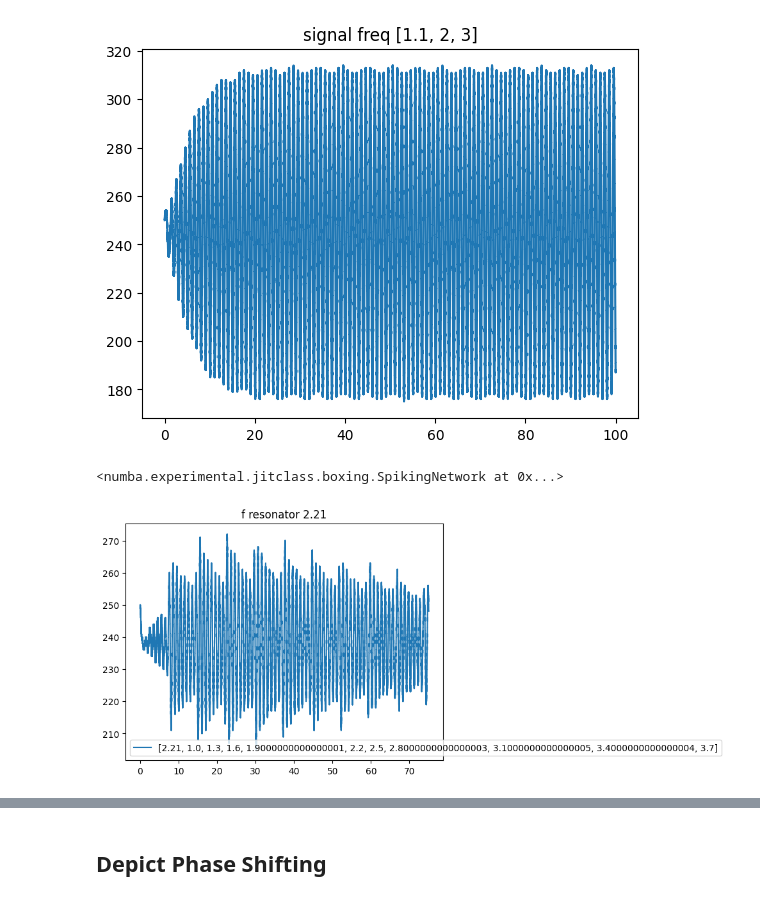
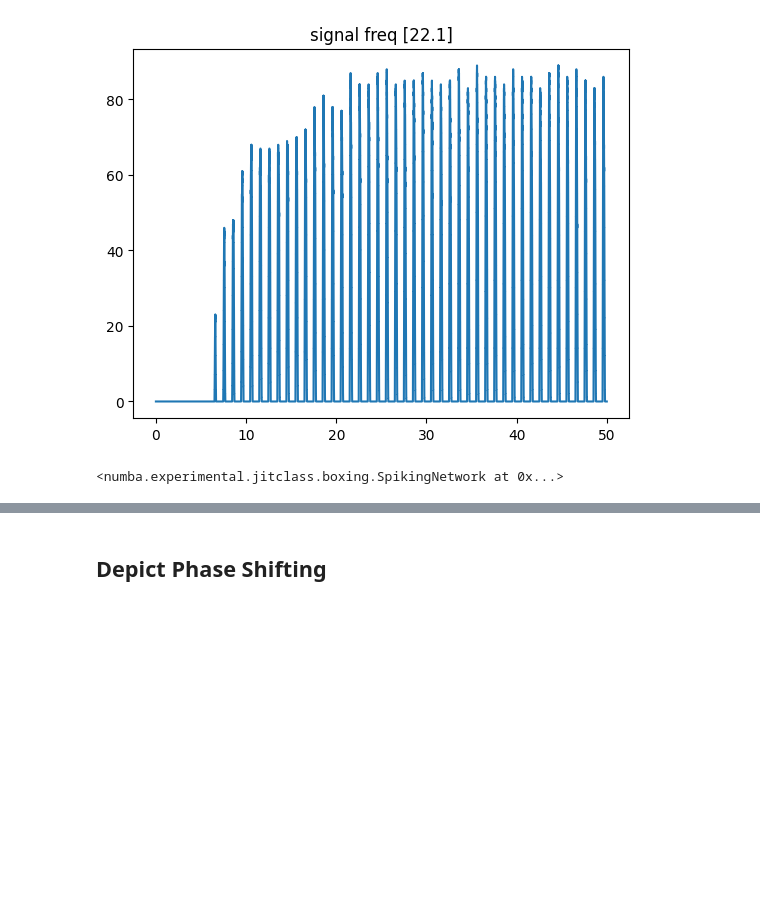
Before and after one commit to yakir4123/SNN-SCTN, a Jupyter notebook: notebooks/resonator_test_sine.ipynb, the cells around one changed output, grey strips where cells are left out. Cells and saved outputs as stored; diff of their text form; code cells hidden in the pictures; blank space fills up the shorter version.

```diff
--- a/notebooks/resonator_test_sine.ipynb
+++ b/notebooks/resonator_test_sine.ipynb
@@ -73,11 +77,8 @@ resonator_output_spikes_on_chirp(freq0=1.59, clk_freq=15360, step=1/1536000, neu
 # %%
 from snn.resonator import trained_resonator
 
-def plot_resonator_on_freq(signal_freq, clk_freq, resonator_freq, phases=20, show=True, weights=None, neurons_log_spikes=None, noise_std=0):
-    my_resonator = trained_resonator(
-        freq0=float(resonator_freq),
-        filters_folder='filters4_xi0'
-    )
+def plot_resonator_on_freq(my_resonator, signal_freq, clk_freq, resonator_freq, phases=20, show=True, weights=None, neurons_log_spikes=None, noise_std=0):
+    my_resonator.forget_logs()
     neurons_log_spikes = neurons_log_spikes or []
     for i in neurons_log_spikes:
         my_resonator.log_out_spikes(i)
@@ -102,11 +103,11 @@ def plot_resonator_on_freq(signal_freq, clk_freq, resonator_freq, phases=20, sho
     for i in neurons_log_spikes:
         output_neuron = my_resonator.neurons[i]
         y_events = output_neuron.out_spikes()
-        y_spikes = np.zeros(y_events[-1] + 1)
+        y_spikes = np.zeros(len(sine_wave))
         y_spikes[y_events] = 1
         y_spikes = np.convolve(y_spikes, np.ones(spikes_window_size, dtype=int), 'valid')
         plt.title(f'signal freq {signal_freq}')
-        plt.plot(np.linspace(0, phases, len(y_spikes)), y_spikes, label=signal_freq)
+        plt.plot(np.linspace(0, phases, len(y_spikes)), y_spikes, label=f'SN {i}')
 
     if show:
         plt.show()
@@ -125,24 +116,11 @@ plot_resonator_on_freq(15.9, clk_freq=15360, resonator_freq=1.59, show=True, neu
-# %%
-plot_resonator_on_freq([1.1, 2, 3], clk_freq=15360, resonator_freq=1.1, show=True, neurons_log_spikes=[-1], phases=100)
-# plot_resonator_on_freq(3.2, clk_freq=153600, resonator_freq=1.6, show=True, neurons_log_spikes=[-1], phases=15)
-# plot_resonator_on_freq(1.75/2, clk_freq=1536000, resonator_freq=1.75, show=True, neurons_log_spikes=[-1], duration=7)
-# %% [output]
-[figure, removed]
-<numba.experimental.jitclass.boxing.SpikingNetwork at 0x...>
-# %%
-resonators_frequencies = [2.21]
-for f_resonator in resonators_frequencies:
-    if f_resonator > 10:
-        amp = 10
-    else:
-        amp = 1
-    noise_freqs = [2.21] + np.arange(1, 4, .3).tolist()
-    # noise_freqs[0] = f_resonator
-    plot_resonator_on_freq(noise_freqs, weights=[.5] + [.5]*(len(noise_freqs) - 1 ),
-                           clk_freq=15360 * amp, resonator_freq=f_resonator, show=False, neurons_log_spikes=[-1],
-                           phases=75, noise_std=1)
-    plt.legend()
-    plt.title(f'f resonator {f_resonator}')
-    plt.show()
-# %% [output]
-[figure, removed]
+# %%
+freq0 = 22.1
+resonator221 = delta_resonator(
+        freq0=float(freq0),
+        filters_folder='filters4_xi0'
+    )
+plot_resonator_on_freq(resonator221, freq0, clk_freq=153600, resonator_freq=freq0,
+                       show=True, neurons_log_spikes=[6], phases=50)
+# %% [output]
+[figure, added]
+<numba.experimental.jitclass.boxing.SpikingNetwork at 0x...>
```
Also changed, not shown: parts of 19 cells of this notebook, 4 other files.
